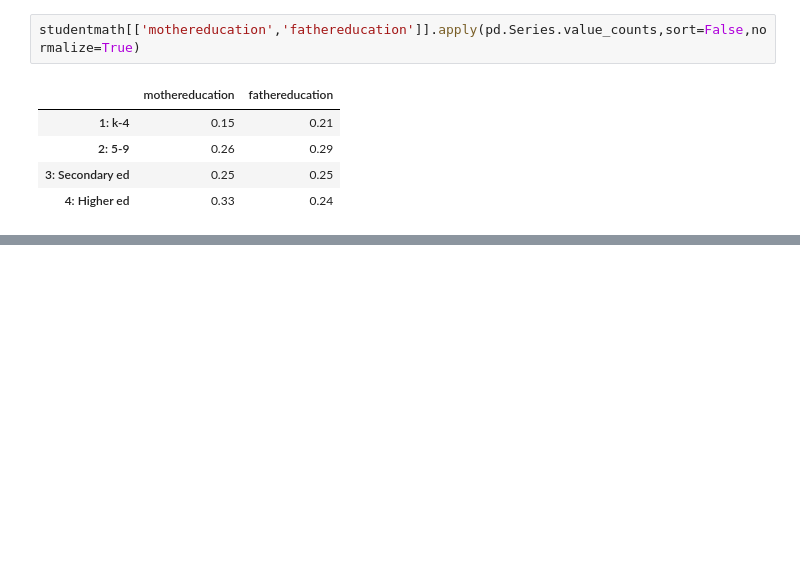
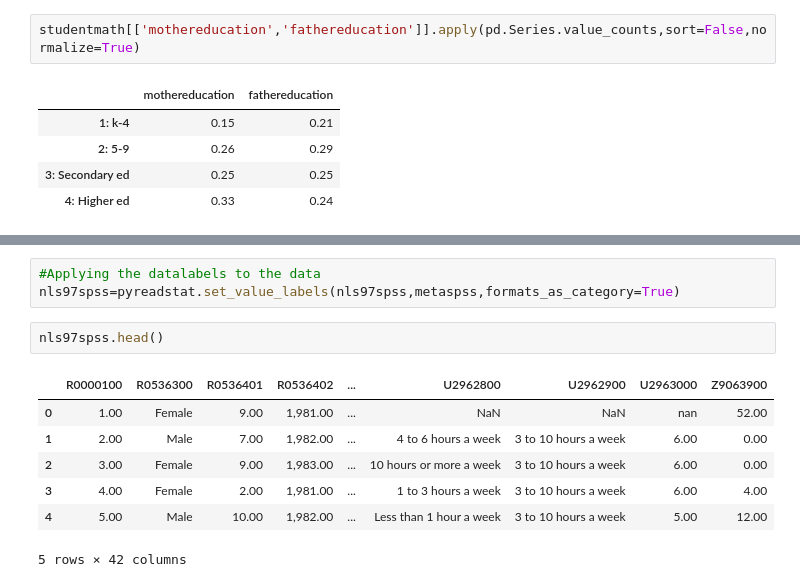
Before and after one commit to jamithireddy/python_data_cleaning, a Jupyter notebook: Python_Data_Cleaning_Cookbook.ipynb, the cells around one changed output, grey strips where cells are left out. Saved outputs shown, nothing was run; the diff lists cells and outputs as text; blank space fills up the shorter version.

```diff
--- a/Python_Data_Cleaning_Cookbook.ipynb
+++ b/Python_Data_Cleaning_Cookbook.ipynb
@@ -393,0 +446,13 @@ studentmath[['mothereducation','fathereducation']].apply(pd.Series.value_counts,
+# %%
+#Applying the datalabels to the data
+nls97spss=pyreadstat.set_value_labels(nls97spss,metaspss,formats_as_category=True)
+# %%
+nls97spss.head()
+# %% [output]
+|  | R0000100 | R0536300 | R0536401 | R0536402 | ... | U2962800 | U2962900 | U2963000 | Z9063900 |
+| 0 | 1.00 | Female | 9.00 | 1,981.00 | ... | NaN | NaN | nan | 52.00 |
+| 1 | 2.00 | Male | 7.00 | 1,982.00 | ... | 4 to 6 hours a week | 3 to 10 hours a week | 6.00 | 0.00 |
+| 2 | 3.00 | Female | 9.00 | 1,983.00 | ... | 10 hours or more a week | 3 to 10 hours a week | 6.00 | 0.00 |
+| 3 | 4.00 | Female | 2.00 | 1,981.00 | ... | 1 to 3 hours a week | 3 to 10 hours a week | 6.00 | 4.00 |
+| 4 | 5.00 | Male | 10.00 | 1,982.00 | ... | Less than 1 hour a week | 3 to 10 hours a week | 5.00 | 12.00 |
+5 rows × 42 columns
```
Also changed, not shown: parts of 28 cells of this notebook.
